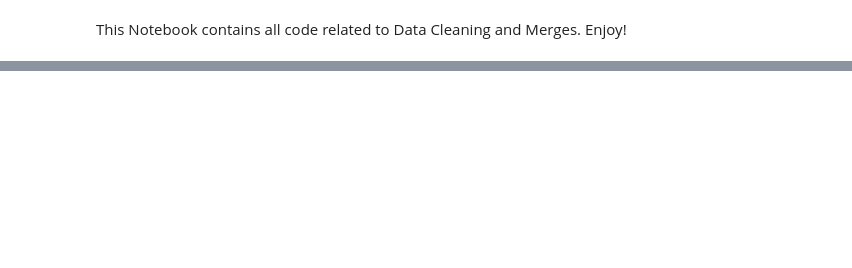
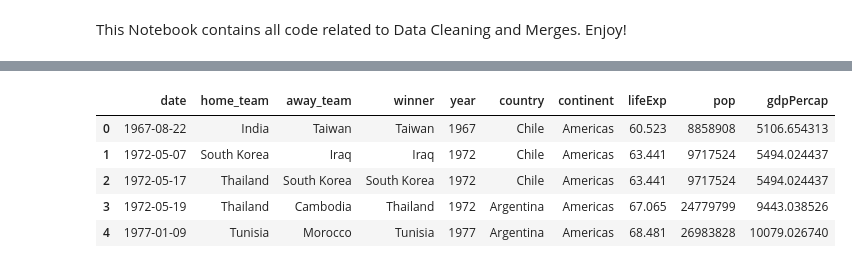
Before and after one commit to lamkin1/466-Project, a Jupyter notebook: Data_Cleaning.ipynb, the cells around one changed output, grey strips where cells are left out. Saved outputs shown, nothing was run; the diff lists cells and outputs as text; code cells hidden in the pictures; blank space fills up the shorter version.

```diff
--- a/Data_Cleaning.ipynb
+++ b/Data_Cleaning.ipynb
@@ -17,0 +31,2 @@ Successfully installed gapminder-0.1
+# %%
+df_shootouts["country"] = df_goalscorers['home_team']
@@ -17,0 +59,9 @@ Successfully installed gapminder-0.1
+# %%
+df_shootouts.head()
+# %% [output]
+|  | date | home_team | away_team | winner | year | country | continent | lifeExp | pop | gdpPercap |
+| 0 | 1967-08-22 | India | Taiwan | Taiwan | 1967 | Chile | Americas | 60.523 | 8858908 | 5106.654313 |
+| 1 | 1972-05-07 | South Korea | Iraq | Iraq | 1972 | Chile | Americas | 63.441 | 9717524 | 5494.024437 |
+| 2 | 1972-05-17 | Thailand | South Korea | South Korea | 1972 | Chile | Americas | 63.441 | 9717524 | 5494.024437 |
+| 3 | 1972-05-19 | Thailand | Cambodia | Thailand | 1972 | Argentina | Americas | 67.065 | 24779799 | 9443.038526 |
+| 4 | 1977-01-09 | Tunisia | Morocco | Tunisia | 1977 | Argentina | Americas | 68.481 | 26983828 | 10079.026740 |
```
Also changed, not shown: parts of 9 cells of this notebook.
